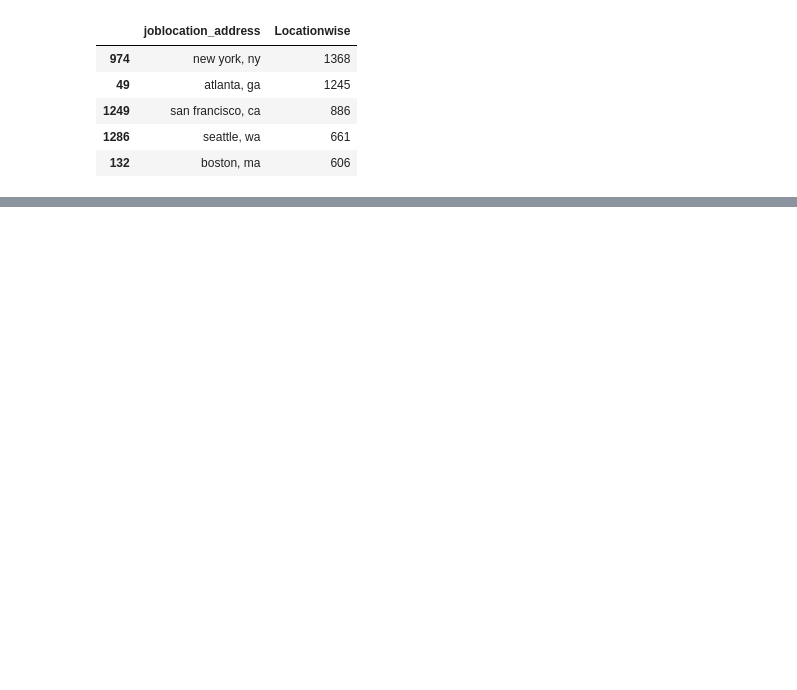
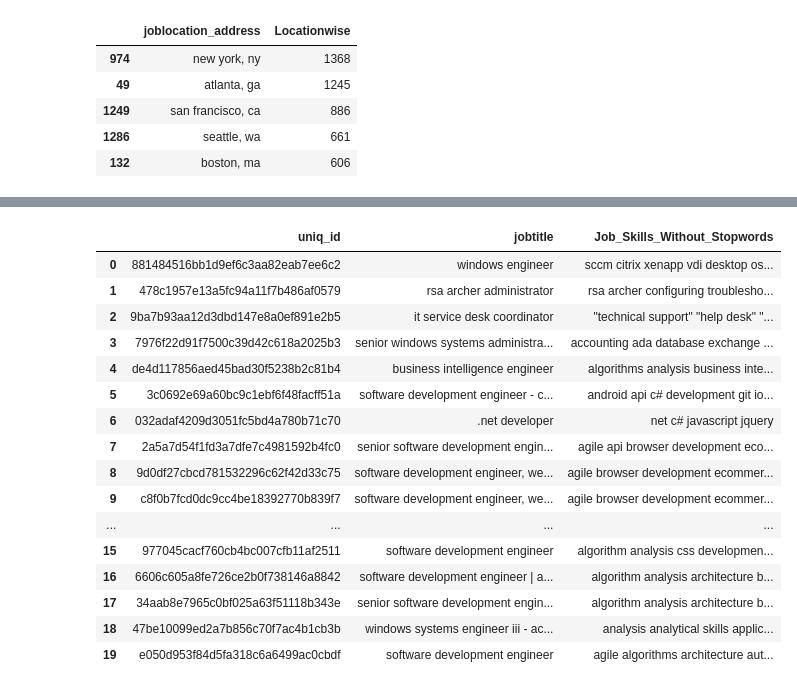
Before and after one commit to borisfidler/boris-python, a Jupyter notebook: Master-Rad/DrugiSet.ipynb, the cells around one changed output, grey strips where cells are left out. Cells and saved outputs as stored; diff of their text form; code cells hidden in the pictures; blank space fills up the shorter version.

```diff
--- a/Master-Rad/DrugiSet.ipynb
+++ b/Master-Rad/DrugiSet.ipynb
@@ -453,0 +445,20 @@ ValueError: Could not interpret input 'State'
+# %%
+content_based_recommender_model.recommend_items(100622, topn=20, verbose=True)
+# %% [output]
+|  | uniq_id | jobtitle | Job_Skills_Without_Stopwords |
+| 0 | 881484516bb1d9ef6c3aa82eab7ee6c2 | windows engineer | sccm citrix xenapp vdi desktop os... |
+| 1 | 478c1957e13a5fc94a11f7b486af0579 | rsa archer administrator | rsa archer configuring troublesho... |
+| 2 | 9ba7b93aa12d3dbd147e8a0ef891e2b5 | it service desk coordinator | "technical support" "help desk" "... |
+| 3 | 7976f22d91f7500c39d42c618a2025b3 | senior windows systems administra... | accounting ada database exchange ... |
+| 4 | de4d117856aed45bad30f5238b2c81b4 | business intelligence engineer | algorithms analysis business inte... |
+| 5 | 3c0692e69a60bc9c1ebf6f48facff51a | software development engineer - c... | android api c# development git io... |
+| 6 | 032adaf4209d3051fc5bd4a780b71c70 | .net developer | net c# javascript jquery |
+| 7 | 2a5a7d54f1fd3a7dfe7c4981592b4fc0 | senior software development engin... | agile api browser development eco... |
+| 8 | 9d0df27cbcd781532296c62f42d33c75 | software development engineer, we... | agile browser development ecommer... |
+| 9 | c8f0b7fcd0dc9cc4be18392770b839f7 | software development engineer, we... | agile browser development ecommer... |
+| ... | ... | ... | ... |
+| 15 | 977045cacf760cb4bc007cfb11af2511 | software development engineer | algorithm analysis css developmen... |
+| 16 | 6606c605a8fe726ce2b0f738146a8842 | software development engineer | a... | algorithm analysis architecture b... |
+| 17 | 34aab8e7965c0bf025a63f51118b343e | senior software development engin... | algorithm analysis architecture b... |
+| 18 | 47be10099ed2a7b856c70f7ac4b1cb3b | windows systems engineer iii - ac... | analysis analytical skills applic... |
+| 19 | e050d953f84d5fa318c6a6499ac0cbdf | software development engineer | agile algorithms architecture aut... |
```
Also changed, not shown: parts of 8 cells of this notebook, 5 other files.
